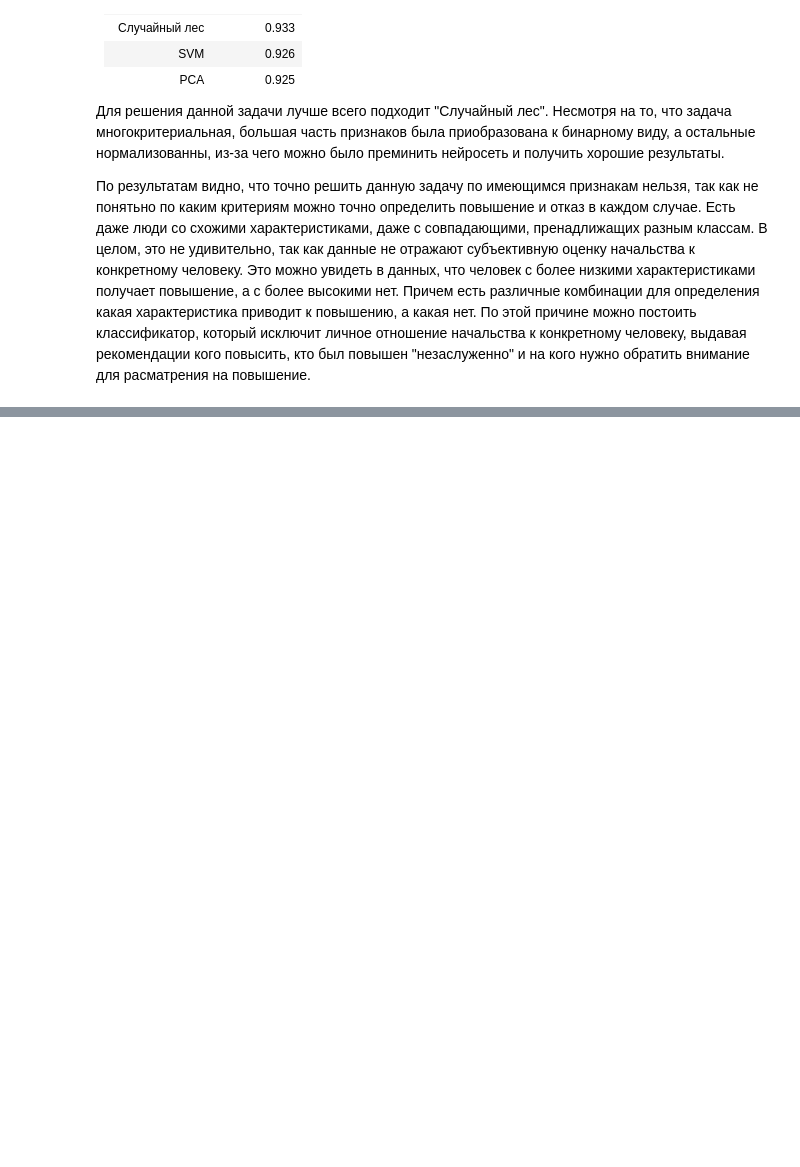
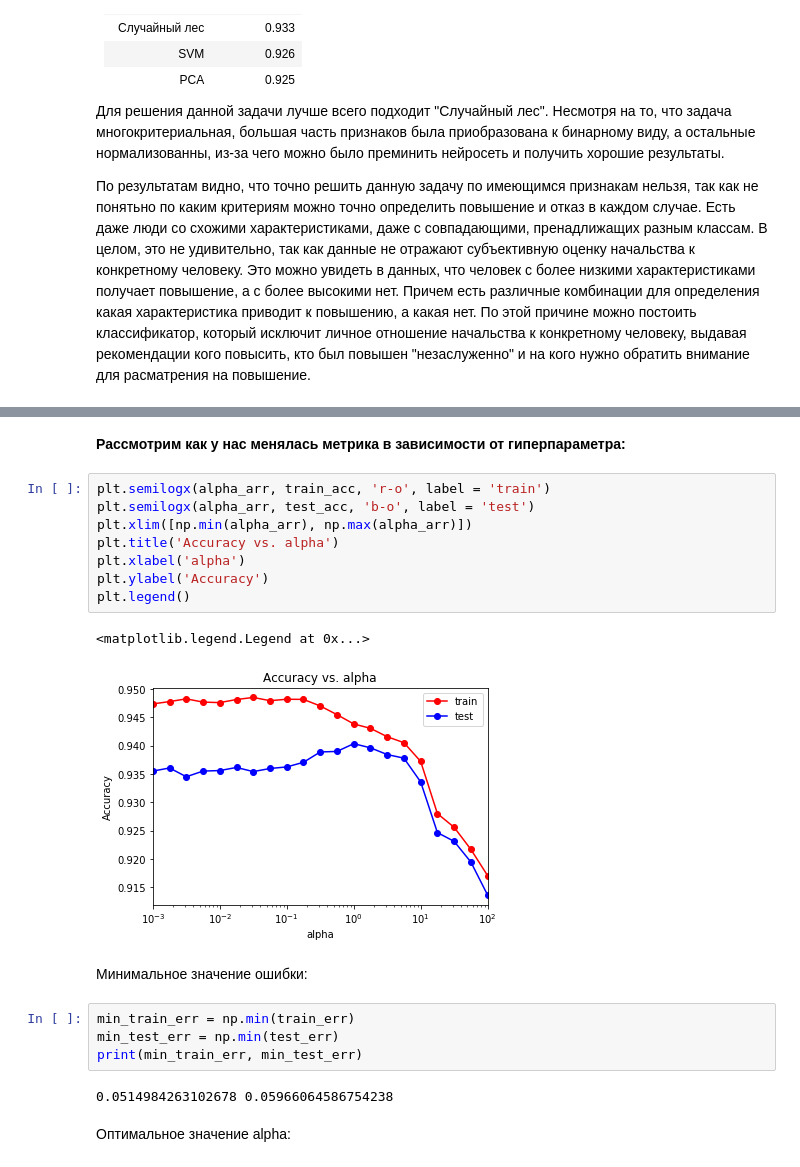
Before and after one commit to LuaSavage/ML, a Jupyter notebook: main.ipynb, the cells around one changed output, grey strips where cells are left out. Saved outputs shown, nothing was run; the diff lists cells and outputs as text; blank space fills up the shorter version.

```diff
--- a/main.ipynb
+++ b/main.ipynb
@@ -773,0 +989,23 @@ train_accuracy: 0.99988 ≠ 1 при k=1 говорит о наличии нес
+# %% [markdown]
+<b>Рассмотрим как у нас менялась метрика в зависимости от гиперпараметра:</b>
+# %%
+plt.semilogx(alpha_arr, train_acc, 'r-o', label = 'train')
+plt.semilogx(alpha_arr, test_acc, 'b-o', label = 'test')
+plt.xlim([np.min(alpha_arr), np.max(alpha_arr)])
+plt.title('Accuracy vs. alpha')
+plt.xlabel('alpha')
+plt.ylabel('Accuracy')
+plt.legend()
+# %% [output]
+<matplotlib.legend.Legend at 0x...>
+[figure, added]
+# %% [markdown]
+Минимальное значение ошибки:
+# %%
+min_train_err = np.min(train_err)
+min_test_err = np.min(test_err)
+print(min_train_err, min_test_err)
+# %% [output]
+0.0514984263102678 0.05966064586754238
+# %% [markdown]
+Оптимальное значение alpha:
```
Also changed, not shown: parts of 29 cells of this notebook.
